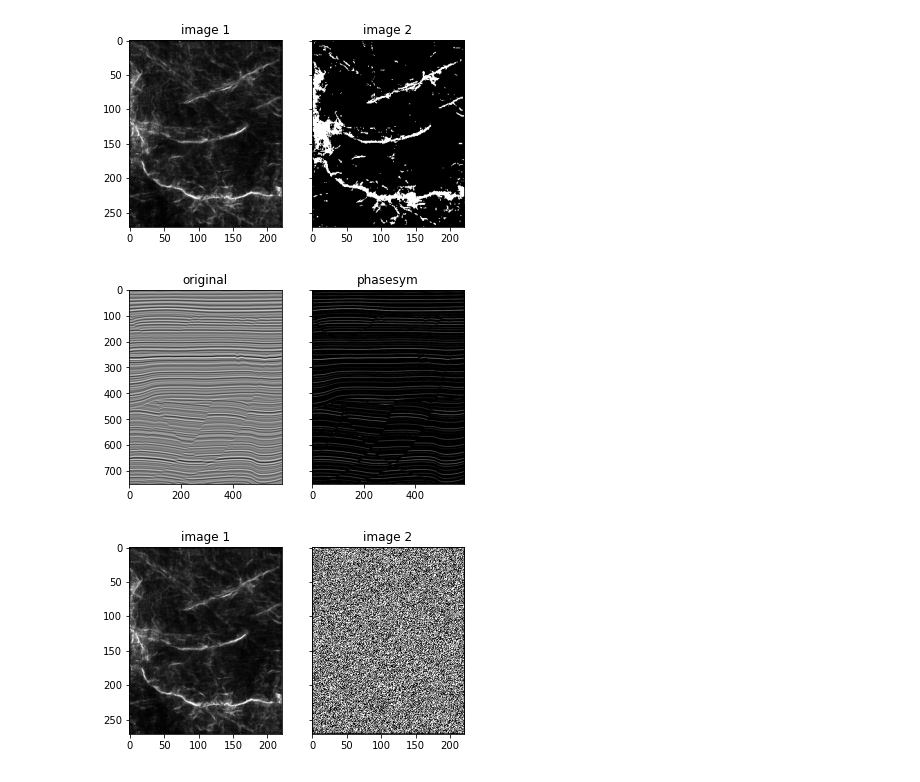
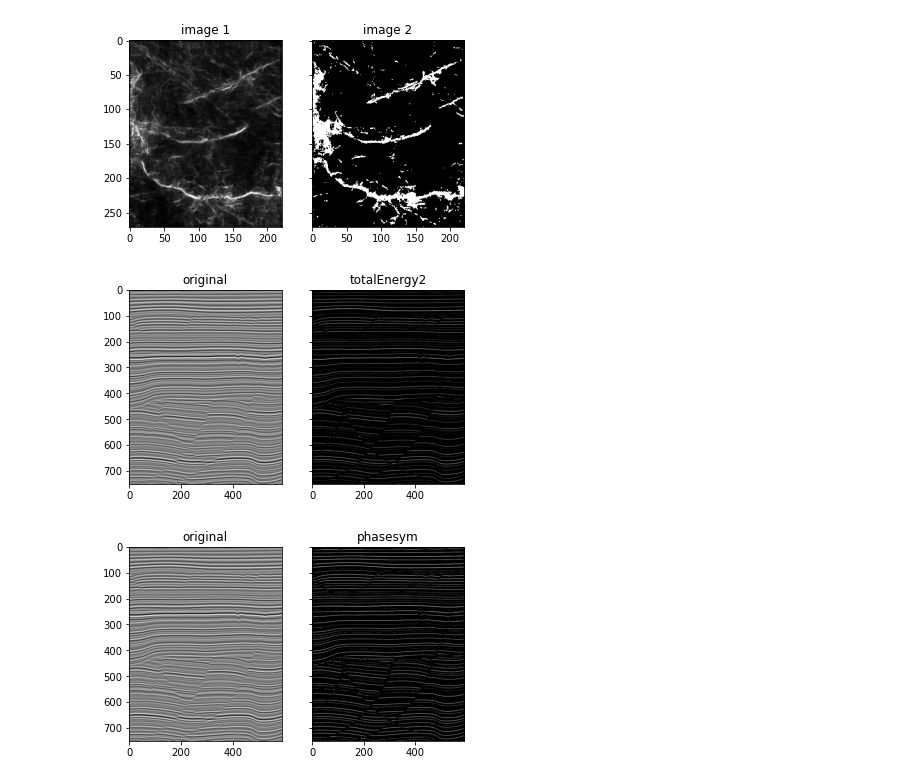
Before and after one commit to novalisja/phase_energy_2, a Jupyter notebook: pr.ipynb, the cells around one changed output. Drawn from its saved outputs; the diff is of its cells as text; code cells hidden in the pictures.

```diff
--- a/pr.ipynb
+++ b/pr.ipynb
@@ -313,20 +254,13 @@ plt.show()
 # %% [output]
 [figure]
 # %%
-im_phasesym, orientation, totalEnergy, T=phasesym(seis_im50, nscale=5, norient=6,minWaveLength=2, \
+im_phasesym2, orientation2, totalEnergy2, T=phasesym(seis_im50, nscale=5, norient=6,minWaveLength=2, \
          mult=2.1,sigmaOnf=0.55, k=4., polarity=1, noiseMethod=-1)
 
-imgs_show(seis_im50,totalEnergy,'original','phasesym')
+imgs_show(seis_im50,totalEnergy2,'original','totalEnergy2')
+plt.show()
+imgs_show(seis_im50,im_phasesym2,'original','phasesym2')
+plt.show()
 # %% [output]
-[figure, old version]
+[figure, new version]
+[figure, added]
-# %%
-#sobel
-imgeo273_dtcn=im_rescale(imgeo273_dtc,mi=0,ma=1)
-#seis_img50 to gray scale
-imgeo273_dtcn=(imgeo273_dtcn*255).astype(np.uint8)
-
-edges = sobel_edge_detection(imgeo273_dtcn)
-imgs_show(imgeo273_dtc,edges)
-plt.show()
-# %% [output]
-[figure, removed]
```
Also changed, not shown: parts of 29 cells of this notebook.
